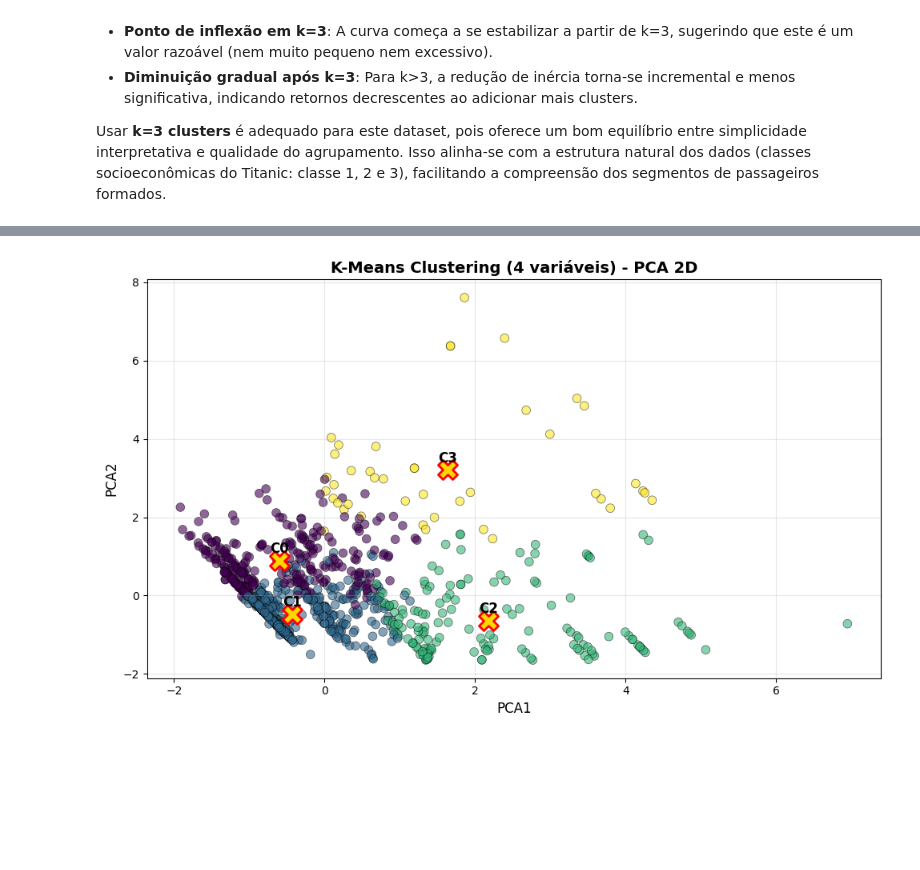
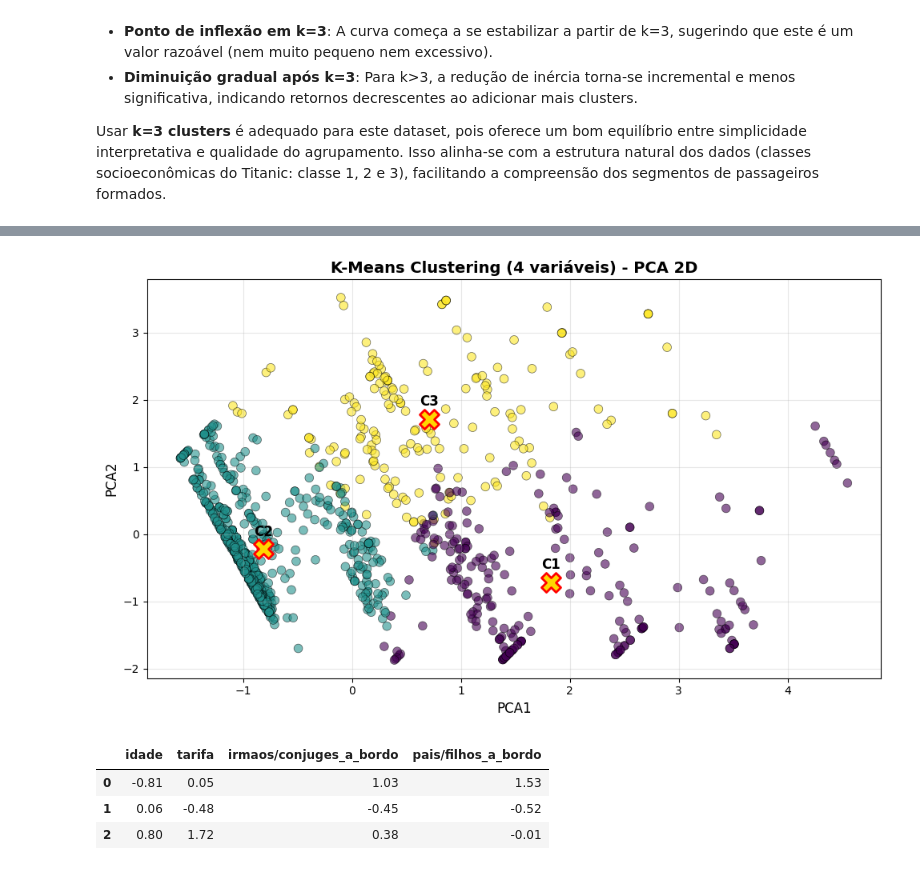
Before and after one commit to Fabiano01EST/Python-Aplication-Data-Base-Titanic, a Jupyter notebook: aplicação_pyhton.ipynb, the cells around one changed output, grey strips where cells are left out. Saved outputs shown, nothing was run; the diff lists cells and outputs as text; code cells hidden in the pictures; blank space fills up the shorter version.

Commit message:
modified:   "aplica\303\247\303\243o_pyhton.ipynb"

```diff
--- a/aplicação_pyhton.ipynb
+++ b/aplicação_pyhton.ipynb
@@ -429,26 +434,22 @@ plt.show()
 Usar **k=3 clusters** é adequado para este dataset, pois oferece um bom equilíbrio entre simplicidade interpretativa e qualidade do agrupamento. Isso alinha-se com a estrutura natural dos dados (classes socioeconômicas do Titanic: classe 1, 2 e 3), facilitando a compreensão dos segmentos de passageiros formados.
 # %%
 # ===== 4. Escolher k = 3 e preparar dados escalados =====
-cols = ['idade','tarifa', "irmaos/conjuges_a_bordo", "pais/filhos_a_bordo"]
+cols = ['idade','tarifa']
 X = dados_titanic1[cols]
 
 # Escalar os dados
-scaler = StandardScaler()
-X_scaled = scaler.fit_transform(X)
-X_scaled_df = pd.DataFrame(X_scaled, columns=cols, index=X.index)
-k = 4
+k = 3
 kmeans = KMeans(n_clusters=k, random_state=42, n_init=10)
-dados_titanic1["cluster"] = kmeans.fit_predict(X_scaled_df)
+dados_titanic1["cluster0"] = kmeans.fit_predict(X_final)
 
 # ===== 5. Converter centroides de volta para unidades originais =====
-X_scaled = scaler.fit_transform(X[cols])
 cluster_labels = scaler.inverse_transform(kmeans.cluster_centers_)
 
 # ===== 6. Gráfico dos clusters (idade vs tarifa) =====
 plt.figure(figsize=(10, 6))
 scatter = plt.scatter(dados_titanic1["idade"],
                       dados_titanic1["tarifa"],
-                      c=dados_titanic1["cluster"],
+                      c=dados_titanic1["cluster0"],
                       cmap='viridis',
                       s=60,
                       alpha=0.6,
@@ -457,7 +458,7 @@ scatter = plt.scatter(dados_titanic1["idade"],
 # Adicionar centroides
 for i, c in enumerate(cluster_labels):
     plt.scatter(c[0], c[1], marker="X", s=300, edgecolor="red", linewidth=2, c='gold')
-    plt.text(c[0], c[1] + 20, f"C{i}", fontsize=12, fontweight='bold', ha='center')
+    plt.text(c[0], c[1] + 20, f"C{i+1}", fontsize=12, fontweight='bold', ha='center', color='black')
 
 plt.xlabel("Idade (anos)", fontsize=12)
 plt.ylabel("Tarifa ($)", fontsize=12)
@@ -466,4 +467,9 @@ plt.title("K-Means Clustering (k=3): Idade vs Tarifa", fontsize=14, fontweight='
 plt.grid(True, alpha=0.3)
 plt.tight_layout()
 plt.show()
+
+medias = pd.DataFrame(
+    cluster_labels,
+    columns=cols
+).round(2); medias
 # %% [output]
@@ -508,43 +554,64 @@ from sklearn.preprocessing import StandardScaler
 from sklearn.cluster import KMeans
 from sklearn.decomposition import PCA
 
-# ===== 1. Selecionar as variáveis =====
-cols = ['idade','tarifa', "irmaos/conjuges_a_bordo", "pais/filhos_a_bordo"]
-X = dados_titanic1[cols]
 
-# ===== 2. Escalar os dados =====
+# Selecionar colunas mais variáveis númericas para estudar mais cenários
+cols = ['idade', 'tarifa', 'irmaos/conjuges_a_bordo', 'pais/filhos_a_bordo']
+X = dados_titanic1[cols].copy()
+
+# Winsorização (5% – 95%) por coluna
+X_wins = X.copy()
+for c in cols:
+    q_low = X[c].quantile(0.05)
+    q_high = X[c].quantile(0.95)
+    X_wins[c] = X[c].clip(lower=q_low, upper=q_high)
+
 scaler = StandardScaler()
-X_scaled = scaler.fit_transform(X)
+X_final = pd.DataFrame(
+    scaler.fit_transform(X_wins),
+    columns=cols,
+    index=X.index
+)
 
-# ===== 3. Aplicar K-Means =====
-k = 4
+
+# ===== 1. Aplicar K-Means =====
+k = 3
 kmeans = KMeans(n_clusters=k, random_state=42, n_init=10)
-dados_titanic1["cluster"] = kmeans.fit_predict(X_scaled)
+dados_titanic1["cluster1"] = kmeans.fit_predict(X_final)
 
-# ===== 4. Visualização 2D usando PCA =====
+# ===== 2. Visualização 2D usando PCA =====
 pca = PCA(n_components=2)
-X_pca = pca.fit_transform(X_scaled)
+X_pca = pca.fit_transform(X_final)
 
 plt.figure(figsize=(10, 6))
 scatter = plt.scatter(X_pca[:,0], X_pca[:,1],
-                      c=dados_titanic1["cluster"],
+                      c=dados_titanic1["cluster1"],
                       cmap='viridis',
                       s=60,
                       alpha=0.6,
                       edgecolors='black',
                       linewidth=0.5)
 
 # Adicionar centroides no PCA
 centroids_pca = pca.transform(kmeans.cluster_centers_)
 for i, c in enumerate(centroids_pca):
     plt.scatter(c[0], c[1], marker="X", s=300, c='gold', edgecolor='red', linewidth=2)
-    plt.text(c[0], c[1]+0.2, f"C{i}", fontsize=12, fontweight='bold', ha='center')
+    plt.text(c[0], c[1]+0.2, f"C{i+1}", fontsize=12, fontweight='bold', ha='center')
 
 plt.xlabel("PCA1", fontsize=12)
 plt.ylabel("PCA2", fontsize=12)
 plt.title("K-Means Clustering (4 variáveis) - PCA 2D", fontsize=14, fontweight='bold')
 plt.grid(True, alpha=0.3)
 plt.tight_layout()
 plt.show()
+
+medias = pd.DataFrame(
+    kmeans.cluster_centers_,
+    columns=cols
+).round(2); medias
 # %% [output]
-[figure, old version]
+[figure, new version]
+|  | idade | tarifa | irmaos/conjuges_a_bordo | pais/filhos_a_bordo |
+| 0 | -0.81 | 0.05 | 1.03 | 1.53 |
+| 1 | 0.06 | -0.48 | -0.45 | -0.52 |
+| 2 | 0.80 | 1.72 | 0.38 | -0.01 |
```
Also changed, not shown: parts of 11 cells of this notebook.
